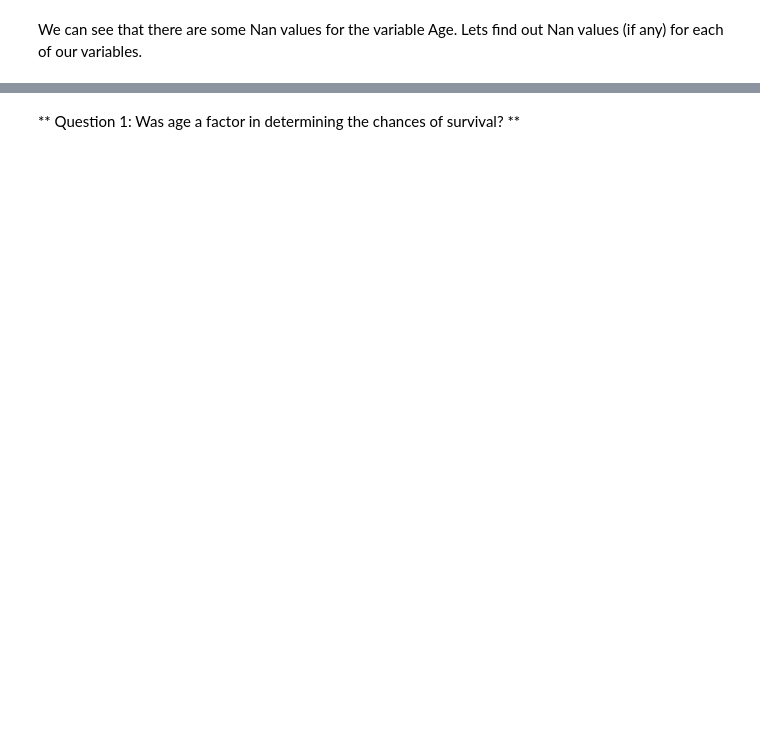
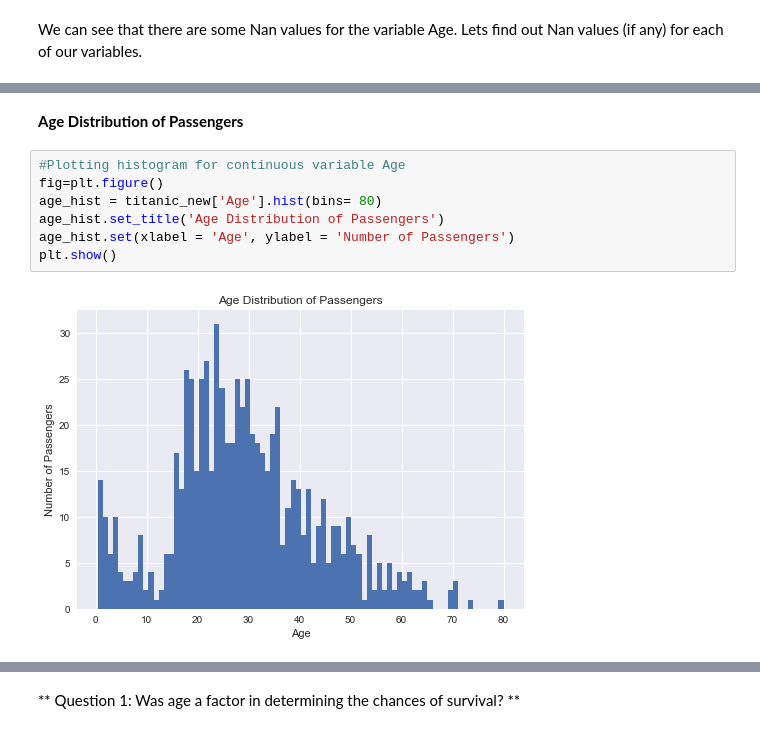
Before and after one commit to naiverav/Udacity---Intro-to-Data-Analysis, a Jupyter notebook: Titanic Data Exploration.ipynb, the cells around one changed output, grey strips where cells are left out. Saved outputs shown, nothing was run; the diff lists cells and outputs as text; blank space fills up the shorter version.

```diff
--- a/Titanic Data Exploration.ipynb
+++ b/Titanic Data Exploration.ipynb
@@ -169,0 +223,11 @@ This shows age is missing for 53 females and 124 males in our dataset. We can ke
+# %% [markdown]
+**Age Distribution of Passengers**
+# %%
+#Plotting histogram for continuous variable Age
+fig=plt.figure()
+age_hist = titanic_new['Age'].hist(bins= 80)
+age_hist.set_title('Age Distribution of Passengers')
+age_hist.set(xlabel = 'Age', ylabel = 'Number of Passengers')
+plt.show()
+# %% [output]
+[figure, added]
```
Also changed, not shown: parts of 30 cells of this notebook.
